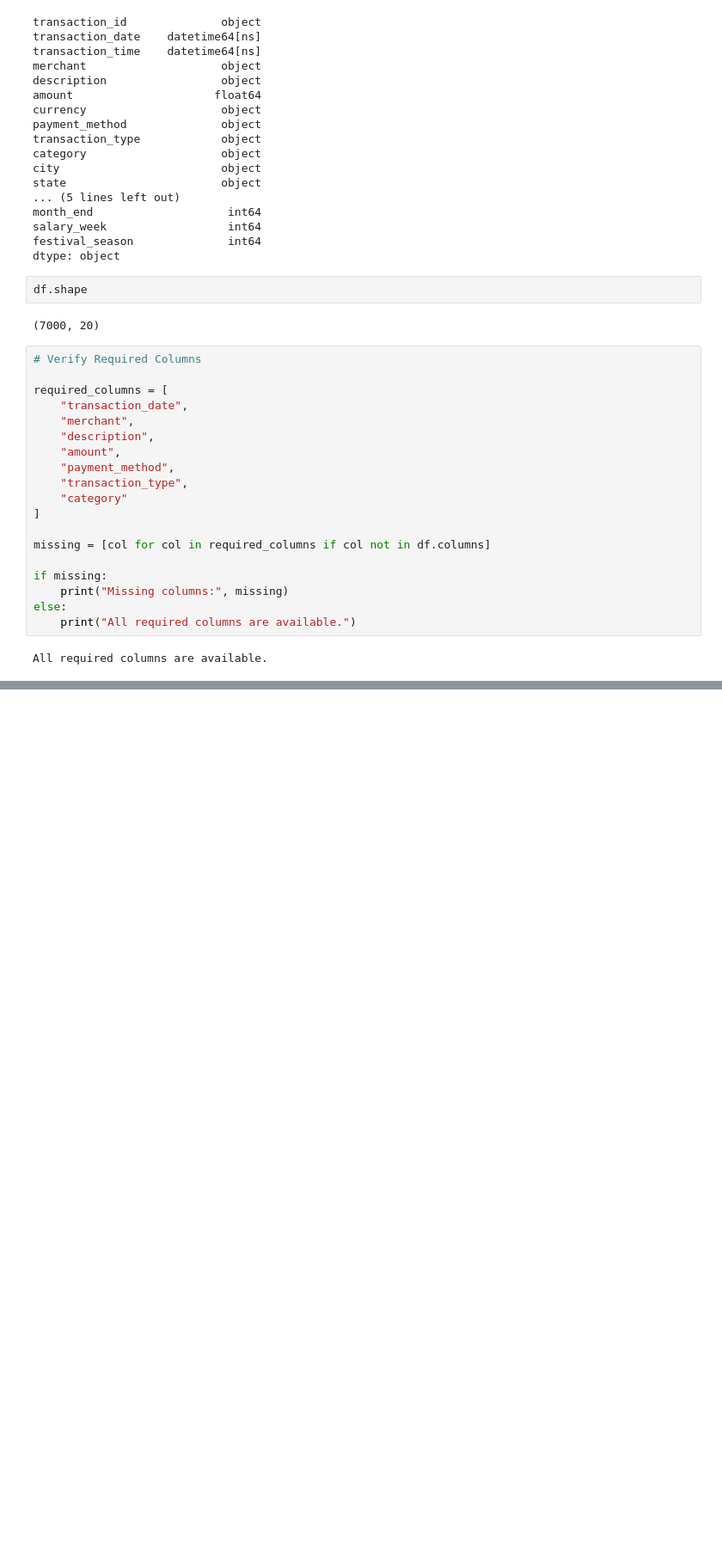
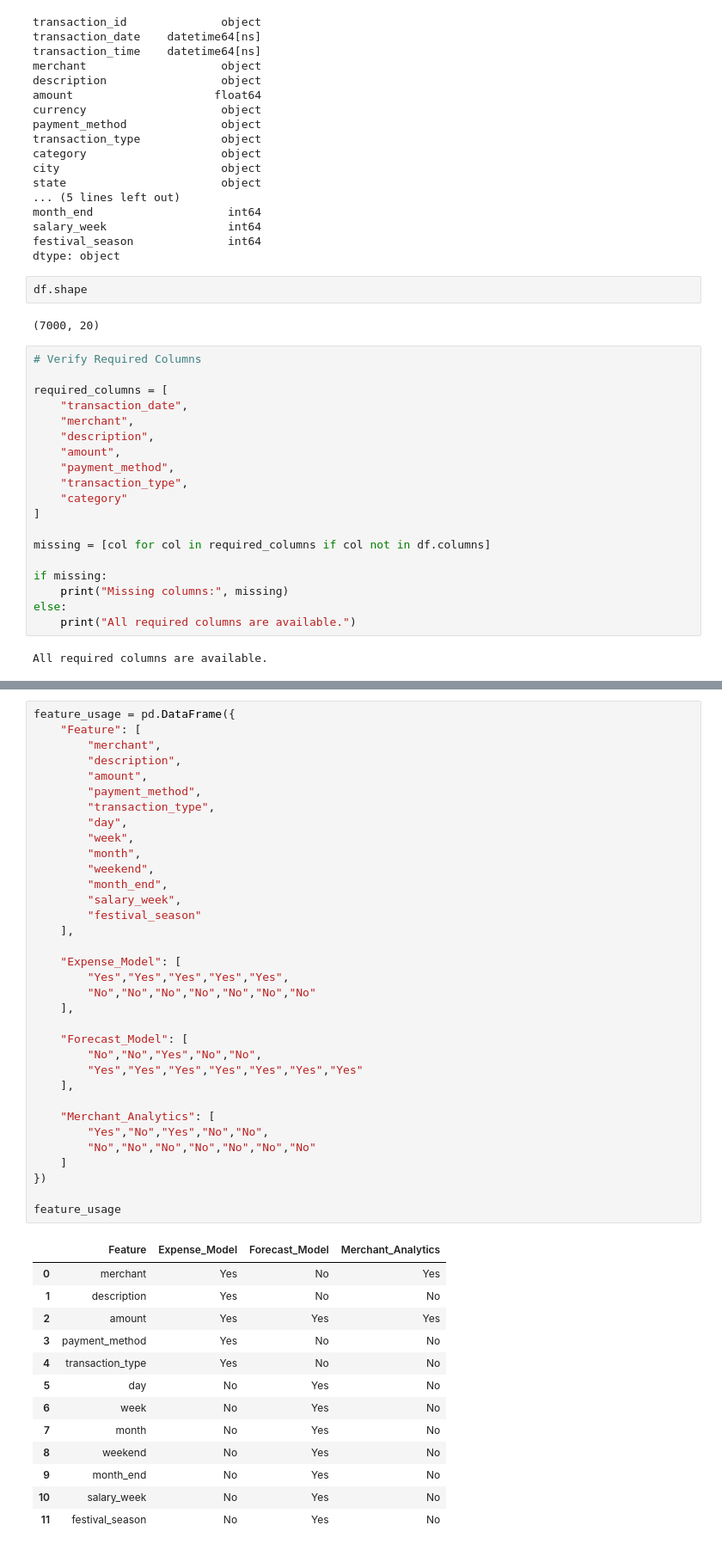
Before and after one commit to SatheMonika04/AI-Financial-Wellness-Coach, a Jupyter notebook: Feature_Engineering/feature_engineering_m.ipynb, the cells around one changed output, grey strips where cells are left out. Shown at 86% size. Cells and saved outputs as stored; diff of their text form; blank space fills up the shorter version.

```diff
--- a/Feature_Engineering/feature_engineering_m.ipynb
+++ b/Feature_Engineering/feature_engineering_m.ipynb
@@ -139,0 +242,48 @@ All required columns are available.
+# %%
+feature_usage = pd.DataFrame({
+    "Feature": [
+        "merchant",
+        "description",
+        "amount",
+        "payment_method",
+        "transaction_type",
+        "day",
+        "week",
+        "month",
+        "weekend",
+        "month_end",
+        "salary_week",
+        "festival_season"
+    ],
+
+    "Expense_Model": [
+        "Yes","Yes","Yes","Yes","Yes",
+        "No","No","No","No","No","No","No"
+    ],
+
+    "Forecast_Model": [
+        "No","No","Yes","No","No",
+        "Yes","Yes","Yes","Yes","Yes","Yes","Yes"
+    ],
+
+    "Merchant_Analytics": [
+        "Yes","No","Yes","No","No",
+        "No","No","No","No","No","No","No"
+    ]
+})
+
+feature_usage
+# %% [output]
+|  | Feature | Expense_Model | Forecast_Model | Merchant_Analytics |
+| 0 | merchant | Yes | No | Yes |
+| 1 | description | Yes | No | No |
+| 2 | amount | Yes | Yes | Yes |
+| 3 | payment_method | Yes | No | No |
+| 4 | transaction_type | Yes | No | No |
+| 5 | day | No | Yes | No |
+| 6 | week | No | Yes | No |
+| 7 | month | No | Yes | No |
+| 8 | weekend | No | Yes | No |
+| 9 | month_end | No | Yes | No |
+| 10 | salary_week | No | Yes | No |
+| 11 | festival_season | No | Yes | No |
```
Also changed, not shown: parts of 9 cells of this notebook, 2 other files.
